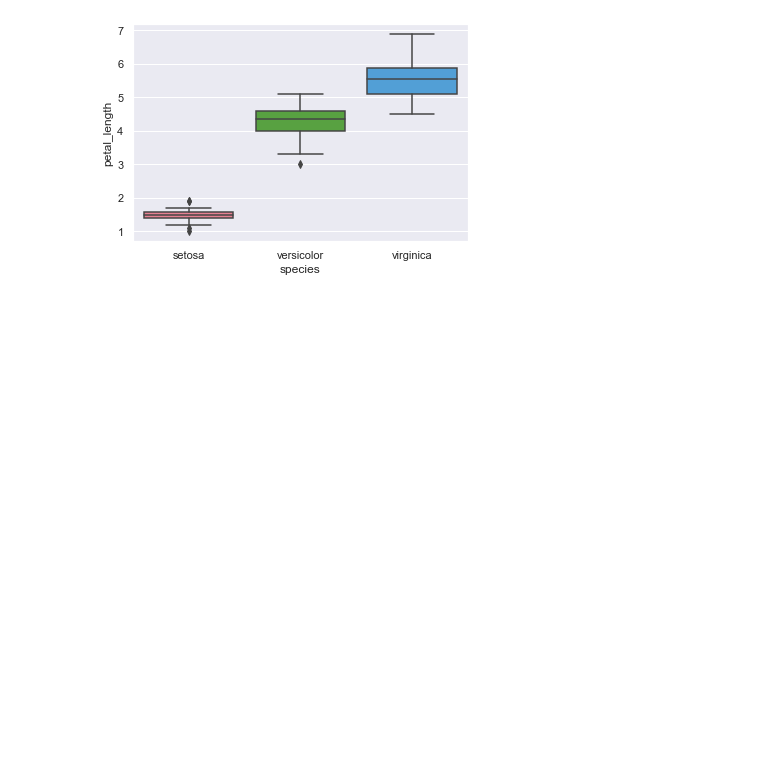
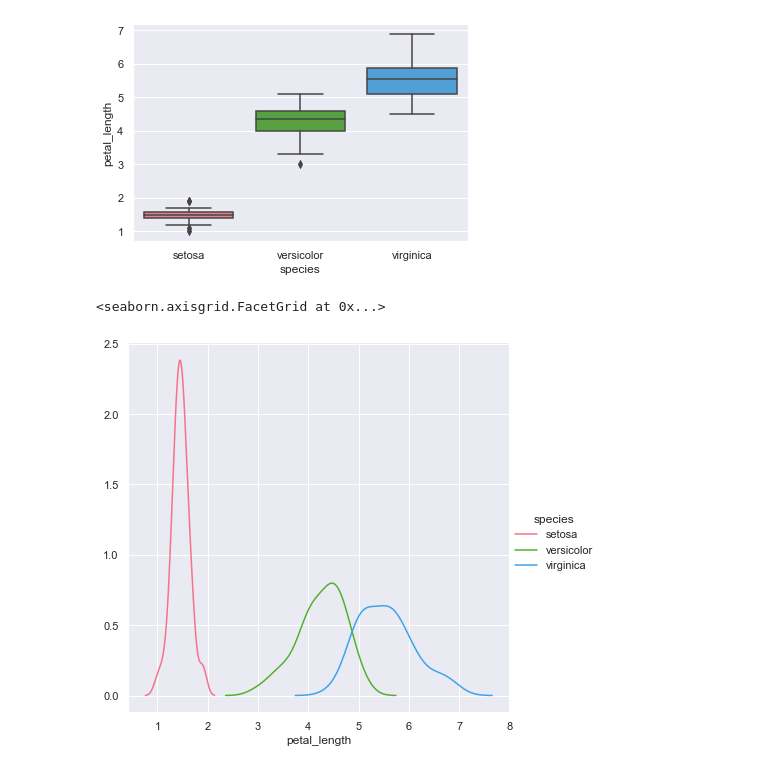
Before and after one commit to QuantumKane/python-practice, a Jupyter notebook: first_practice.ipynb, the cells around one changed output. Saved outputs shown, nothing was run; the diff lists cells and outputs as text; code cells hidden in the pictures; blank space fills up the shorter version.

Commit message:
added kde plot

```diff
--- a/first_practice.ipynb
+++ b/first_practice.ipynb
@@ -154,3 +158,11 @@ sns.boxplot(x="species", y="petal_length", palette="husl", data=df)
 # %% [output]
 <matplotlib.axes._subplots.AxesSubplot at 0x...>
 [figure]
+# %%
+# A seaborn plot for looking at univariate relations is the kdeplot, which creates and visualizes a kernel density estimate of the underlying feature
+
+sns.FacetGrid(df, hue="species", palette="husl", height=6).map(sns.kdeplot, "petal_length") \
+   .add_legend()
+# %% [output]
+<seaborn.axisgrid.FacetGrid at 0x...>
+[figure, added]
```
Also changed, not shown: parts of 1 cell of this notebook.
